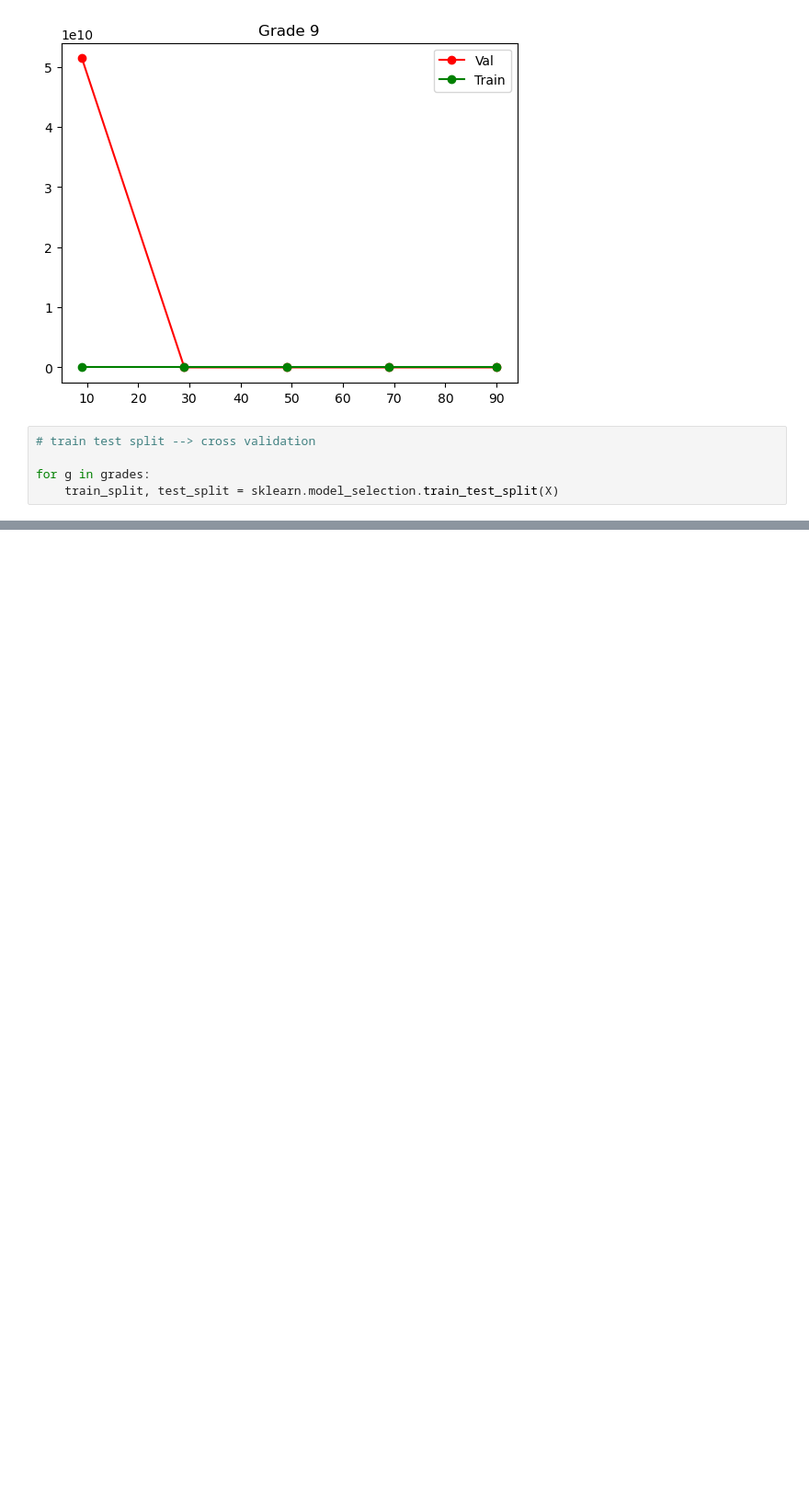
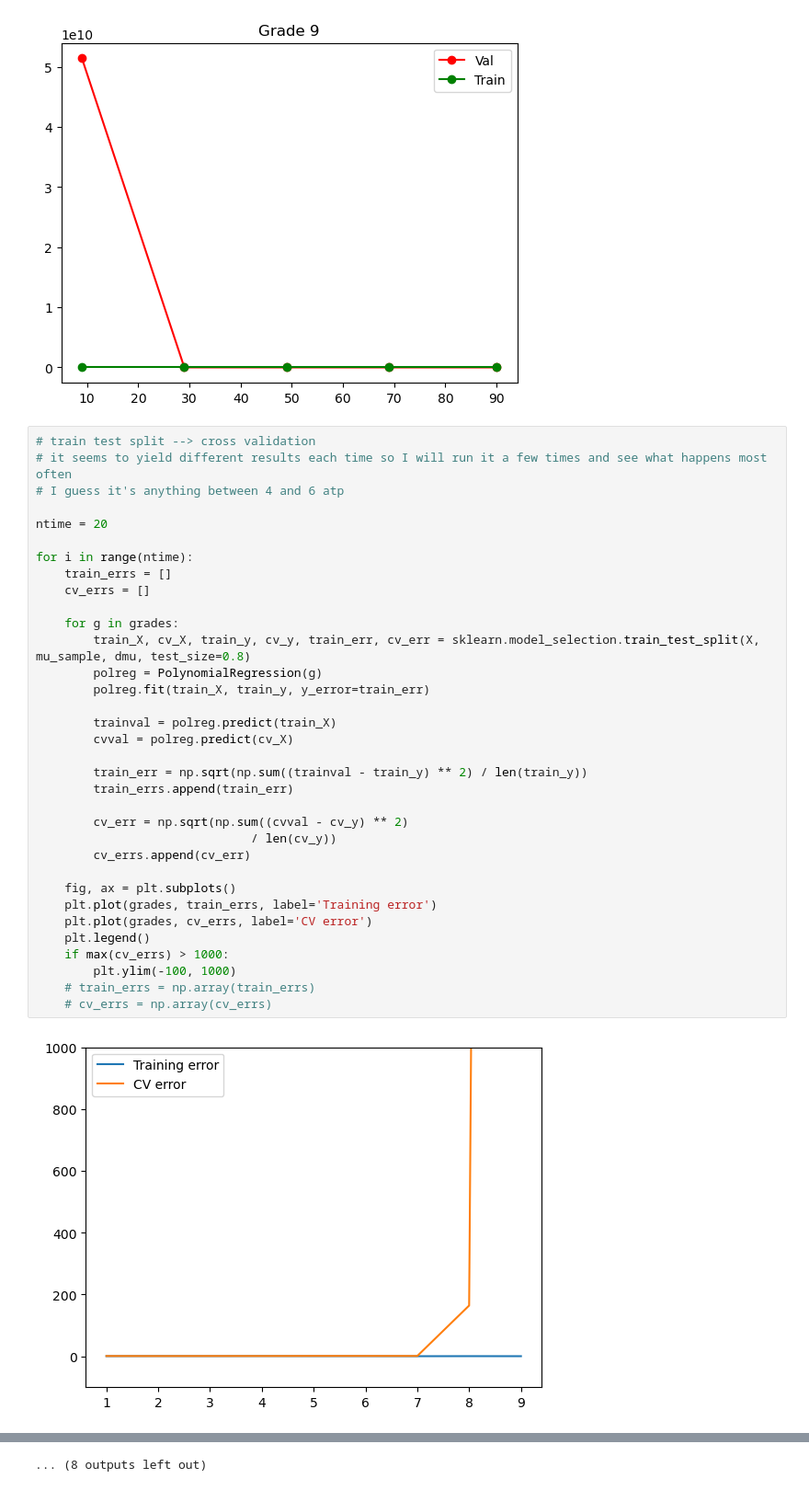
Before and after one commit to JacopoPerri/astrostatistics_bicocca_2026, a Jupyter notebook: working/Supernova.ipynb, the cells around one changed output, grey strips where cells are left out. Shown at 92% size. Saved outputs shown, nothing was run; the diff lists cells and outputs as text; blank space fills up the shorter version.

```diff
--- a/working/Supernova.ipynb
+++ b/working/Supernova.ipynb
@@ -80,6 +81,37 @@ for g in grades:
 [figure]
 # %%
 # train test split --> cross validation
+# it seems to yield different results each time so I will run it a few times and see what happens most often
+# I guess it's anything between 4 and 6 atp
 
-for g in grades:
-    train_split, test_split = sklearn.model_selection.train_test_split(X)
+ntime = 20
+
+for i in range(ntime):
+    train_errs = []
+    cv_errs = []
+
+    for g in grades:
+        train_X, cv_X, train_y, cv_y, train_err, cv_err = sklearn.model_selection.train_test_split(X, mu_sample, dmu, test_size=0.8)
+        polreg = PolynomialRegression(g)
+        polreg.fit(train_X, train_y, y_error=train_err)
+
+        trainval = polreg.predict(train_X)
+        cvval = polreg.predict(cv_X)
+
+        train_err = np.sqrt(np.sum((trainval - train_y) ** 2) / len(train_y))
+        train_errs.append(train_err)
+
+        cv_err = np.sqrt(np.sum((cvval - cv_y) ** 2)
+                              / len(cv_y))
+        cv_errs.append(cv_err)
+
+    fig, ax = plt.subplots()
+    plt.plot(grades, train_errs, label='Training error')
+    plt.plot(grades, cv_errs, label='CV error')
+    plt.legend()
+    if max(cv_errs) > 1000:
+        plt.ylim(-100, 1000)
+    # train_errs = np.array(train_errs)
+    # cv_errs = np.array(cv_errs)
+# %% [output]
+[figure, added]
@@ -85,0 +129 @@ for g in grades:
+... (8 outputs left out)
```
Also changed, not shown: parts of 2 cells of this notebook.
